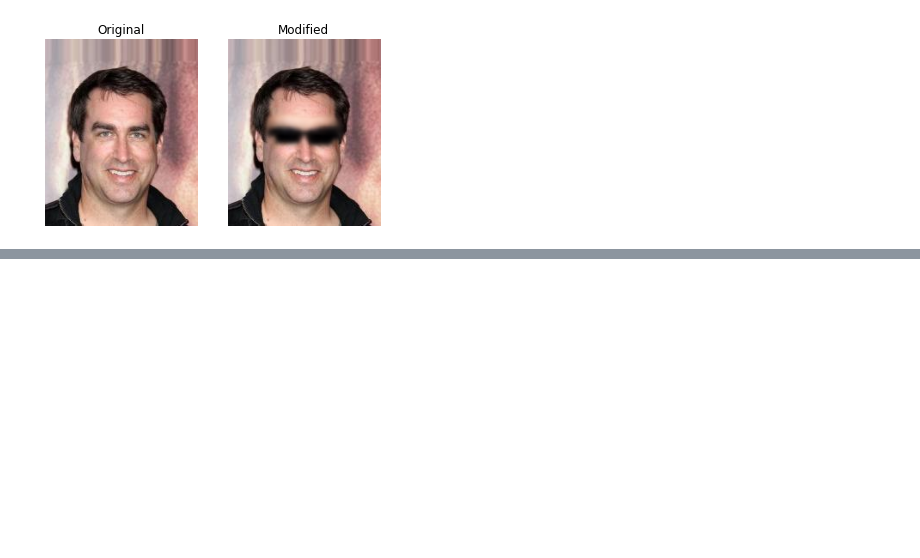
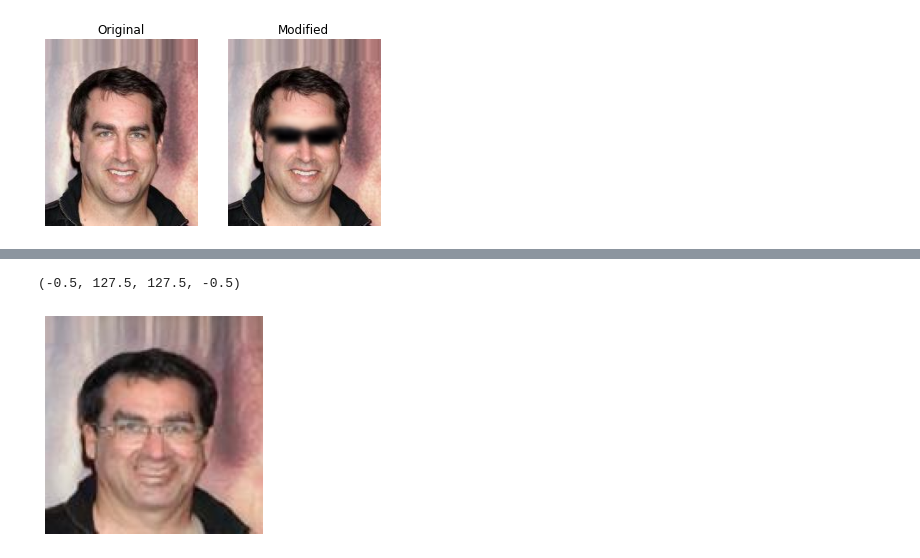
Before and after one commit to IvanBarabanau/face_manipulation, a Jupyter notebook: demo.ipynb, the cells around one changed output, grey strips where cells are left out. Cells and saved outputs as stored; diff of their text form; code cells hidden in the pictures; blank space fills up the shorter version.

Commit message:
added attgan info

```diff
--- a/demo.ipynb
+++ b/demo.ipynb
@@ -237,0 +242,9 @@ plt.axis('off')
+# %%
+attgan_img = cv2.imread('imgs/attgan_glasses.jpg')
+attgan_img = cv2.cvtColor(attgan_img, cv2.COLOR_BGR2RGB)
+# %%
+plt.imshow(attgan_img)
+plt.axis('off')
+# %% [output]
+(-0.5, 127.5, 127.5, -0.5)
+[figure, added]
```
Also changed, not shown: parts of 1 cell of this notebook, 1 other file.
